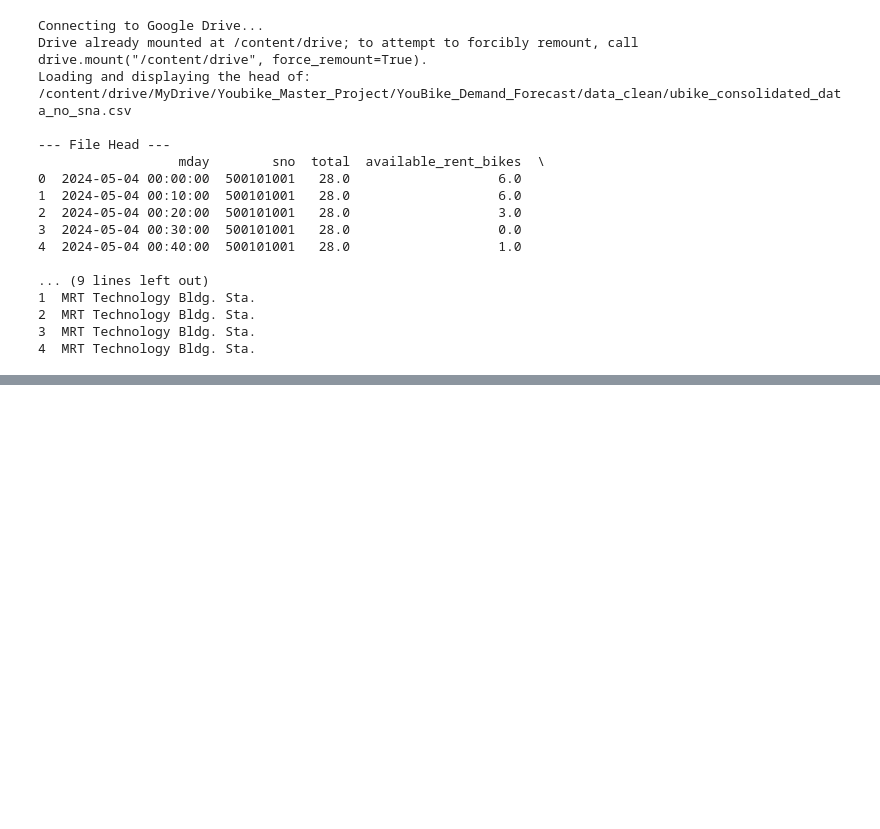
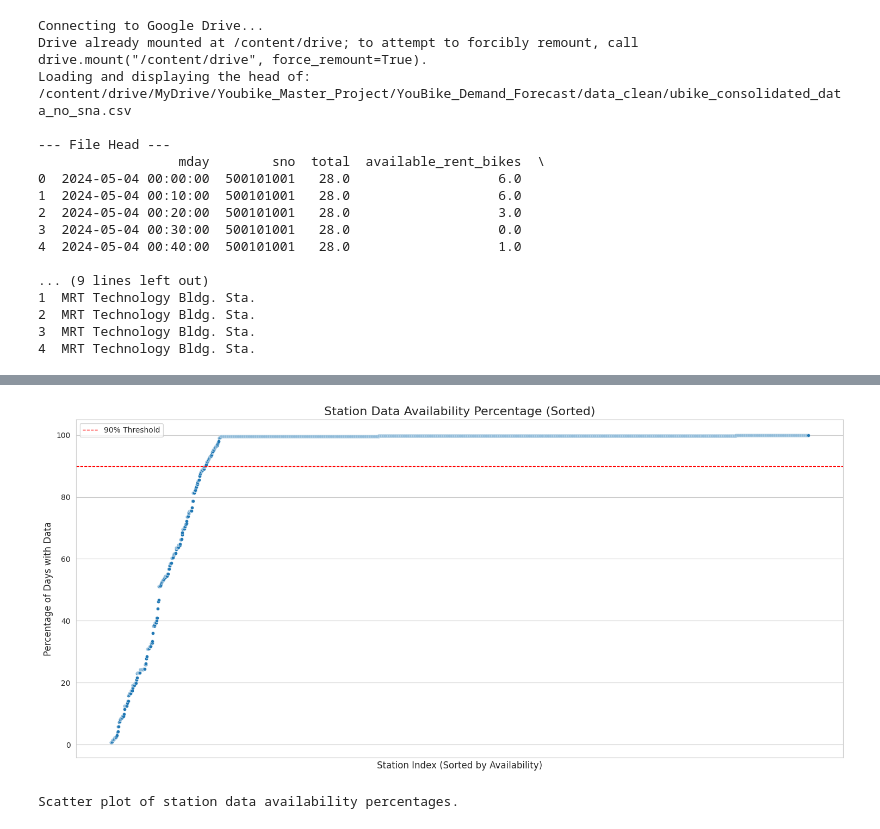
Before and after one commit to NRek95/YouBike_Demand_Forecast, a Jupyter notebook: notebooks/ubike_snapshot_prep.ipynb, the cells around one changed output, grey strips where cells are left out. Drawn from its saved outputs; the diff is of its cells as text; code cells hidden in the pictures; blank space fills up the shorter version.

```diff
--- a/notebooks/ubike_snapshot_prep.ipynb
+++ b/notebooks/ubike_snapshot_prep.ipynb
@@ -1518,0 +1881,33 @@ Loading and displaying the head of: /content/drive/MyDrive/Youbike_Master_Projec
+# %%
+import matplotlib.pyplot as plt
+import seaborn as sns
+
+# Set the style for the plots
+sns.set_style("whitegrid")
+
+# Create a scatter plot with percentages on the y-axis
+plt.figure(figsize=(15, 7))
+sns.scatterplot(x=availability_df_sorted.index, y=availability_df_sorted['percentage_found'], s=20) # s controls dot size
+
+# Add titles and labels
+plt.title('Station Data Availability Percentage (Sorted)', fontsize=16)
+plt.xlabel('Station Index (Sorted by Availability)', fontsize=12)
+plt.ylabel('Percentage of Days with Data', fontsize=12)
+
+# Improve readability for a large number of points
+# You might need to adjust this depending on how many stations you have
+plt.xticks([]) # Hide x-axis ticks if too many
+
+# Add a horizontal line at 90% for reference
+plt.axhline(90, color='red', linestyle='dashed', linewidth=1, label='90% Threshold')
+plt.legend()
+
+
+# Show the plot
+plt.tight_layout()
+plt.show()
+
+print("Scatter plot of station data availability percentages.")
+# %% [output]
+[figure, added]
+Scatter plot of station data availability percentages.
```
Also changed, not shown: parts of 23 cells of this notebook.
